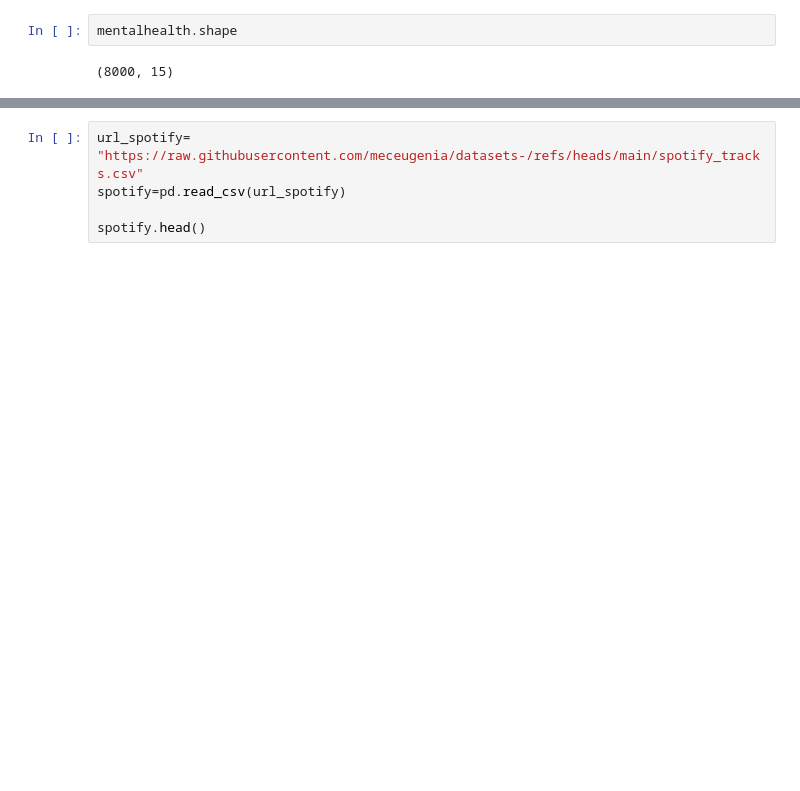
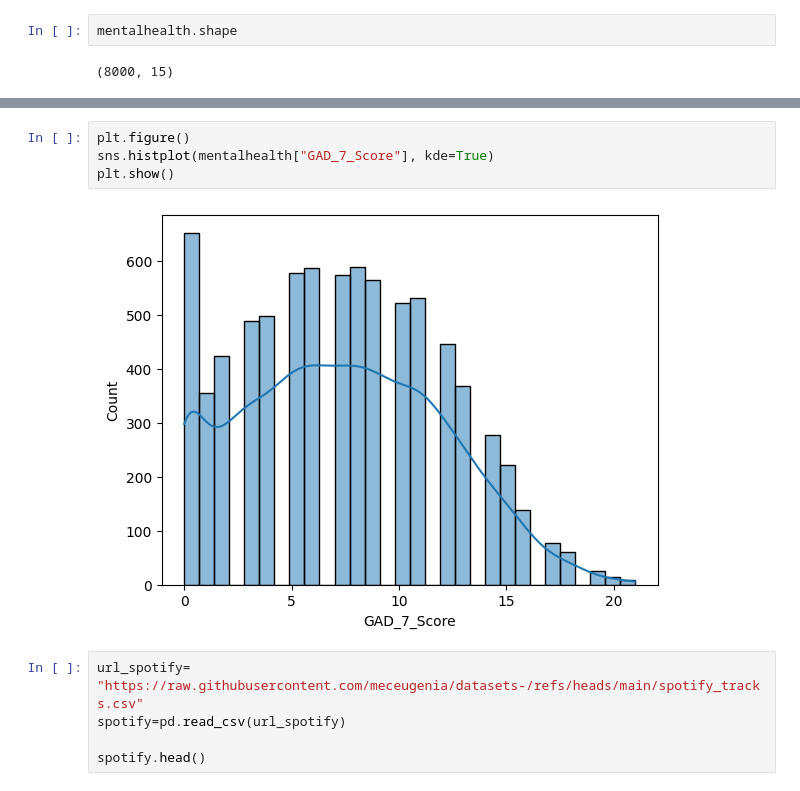
Before and after one commit to meceugenia/datasets-, a Jupyter notebook: Datasets_Cejas.ipynb, the cells around one changed output, grey strips where cells are left out. Cells and saved outputs as stored; diff of their text form; blank space fills up the shorter version.

```diff
--- a/Datasets_Cejas.ipynb
+++ b/Datasets_Cejas.ipynb
@@ -85,3 +142,9 @@ mentalhealth.shape
+# %%
+plt.figure()
+sns.histplot(mentalhealth["GAD_7_Score"], kde=True)
+plt.show()
+# %% [output]
+[figure, added]
 # %%
 url_spotify= "https://raw.githubusercontent.com/meceugenia/datasets-/refs/heads/main/spotify_tracks.csv"
 spotify=pd.read_csv(url_spotify)
```
Also changed, not shown: parts of 6 cells of this notebook.
